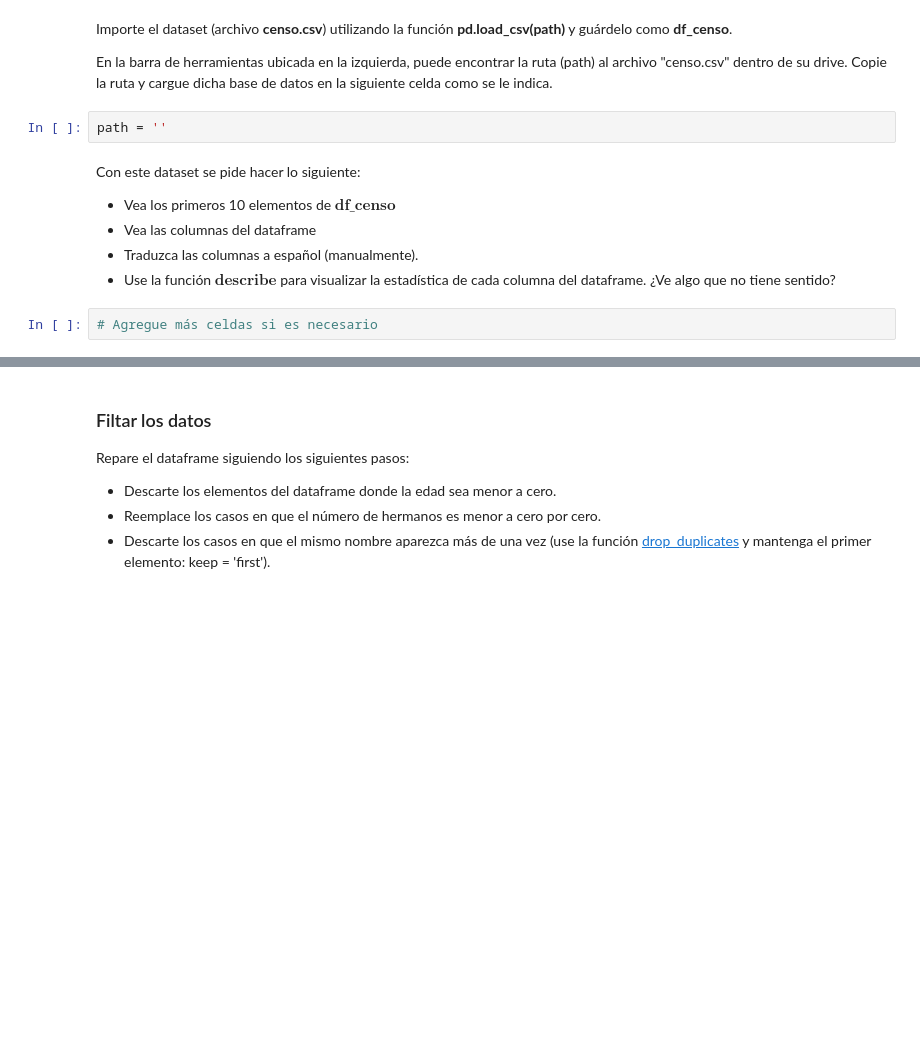
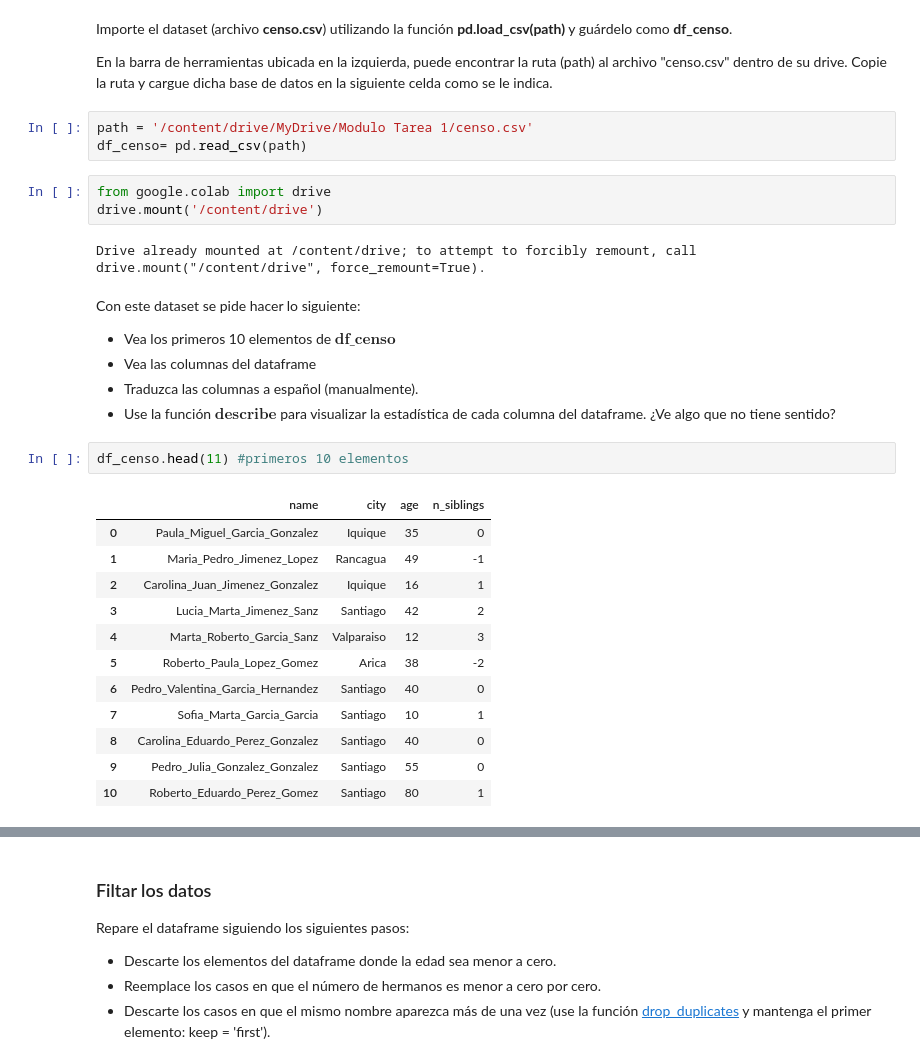
Before and after one commit to JoseAguirre-10/Tarea-1, a Jupyter notebook: Tarea_1.ipynb, the cells around one changed output, grey strips where cells are left out. Saved outputs shown, nothing was run; the diff lists cells and outputs as text; blank space fills up the shorter version.

```diff
--- a/Tarea_1.ipynb
+++ b/Tarea_1.ipynb
@@ -195,8 +195,14 @@ Mounted at /content/drive
 Importe el dataset (archivo **censo.csv**) utilizando la función **pd.load_csv(path)** y guárdelo como **df_censo**.
 
 En la barra de herramientas ubicada en la izquierda, puede encontrar la ruta (path) al archivo "censo.csv" dentro de su drive. Copie la ruta y cargue dicha base de datos en la siguiente celda como se le indica.
-# %%
-path = ''
+# %%
+path = '/content/drive/MyDrive/Modulo Tarea 1/censo.csv'
+df_censo= pd.read_csv(path)
+# %%
+from google.colab import drive
+drive.mount('/content/drive')
+# %% [output]
+Drive already mounted at /content/drive; to attempt to forcibly remount, call drive.mount("/content/drive", force_remount=True).
 # %% [markdown]
 Con este dataset se pide hacer lo siguiente:
 
@@ -204,5 +210,18 @@ Con este dataset se pide hacer lo siguiente:
 * Vea las columnas del dataframe
 * Traduzca las columnas a español (manualmente).
 * Use la función $\textbf{describe}$ para visualizar la estadística de cada columna del dataframe. ¿Ve algo que no tiene sentido?
-# %%
-# Agregue más celdas si es necesario
+# %%
+df_censo.head(11) #primeros 10 elementos
+# %% [output]
+|  | name | city | age | n_siblings |
+| 0 | Paula_Miguel_Garcia_Gonzalez | Iquique | 35 | 0 |
+| 1 | Maria_Pedro_Jimenez_Lopez | Rancagua | 49 | -1 |
+| 2 | Carolina_Juan_Jimenez_Gonzalez | Iquique | 16 | 1 |
+| 3 | Lucia_Marta_Jimenez_Sanz | Santiago | 42 | 2 |
+| 4 | Marta_Roberto_Garcia_Sanz | Valparaiso | 12 | 3 |
+| 5 | Roberto_Paula_Lopez_Gomez | Arica | 38 | -2 |
+| 6 | Pedro_Valentina_Garcia_Hernandez | Santiago | 40 | 0 |
+| 7 | Sofia_Marta_Garcia_Garcia | Santiago | 10 | 1 |
+| 8 | Carolina_Eduardo_Perez_Gonzalez | Santiago | 40 | 0 |
+| 9 | Pedro_Julia_Gonzalez_Gonzalez | Santiago | 55 | 0 |
+| 10 | Roberto_Eduardo_Perez_Gomez | Santiago | 80 | 1 |
```
Also changed, not shown: parts of 8 cells of this notebook.
